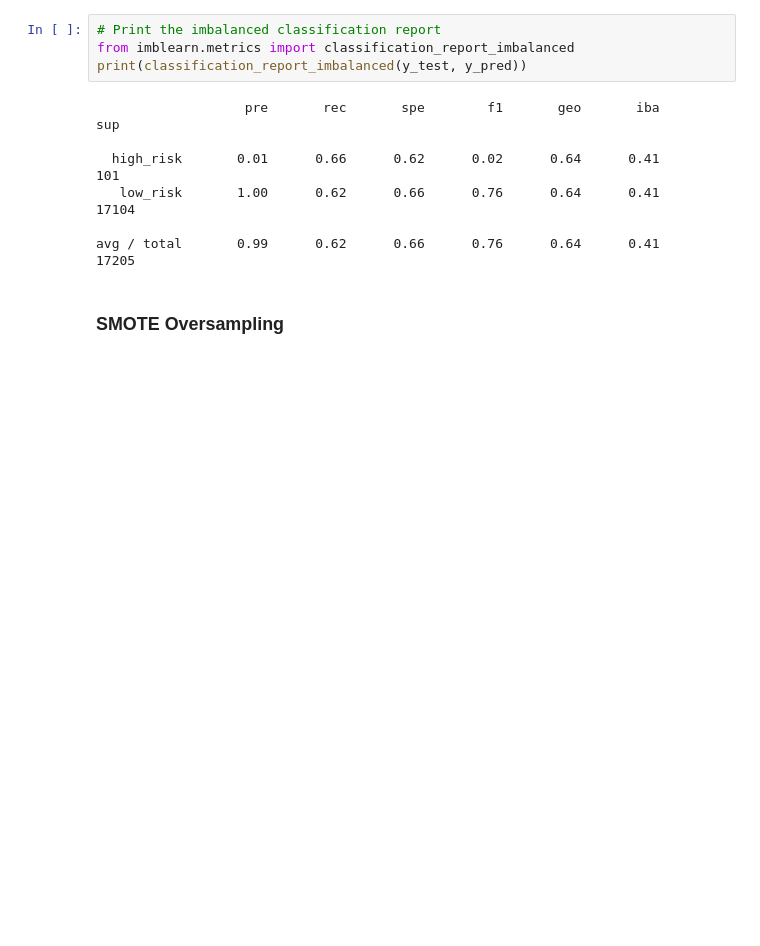
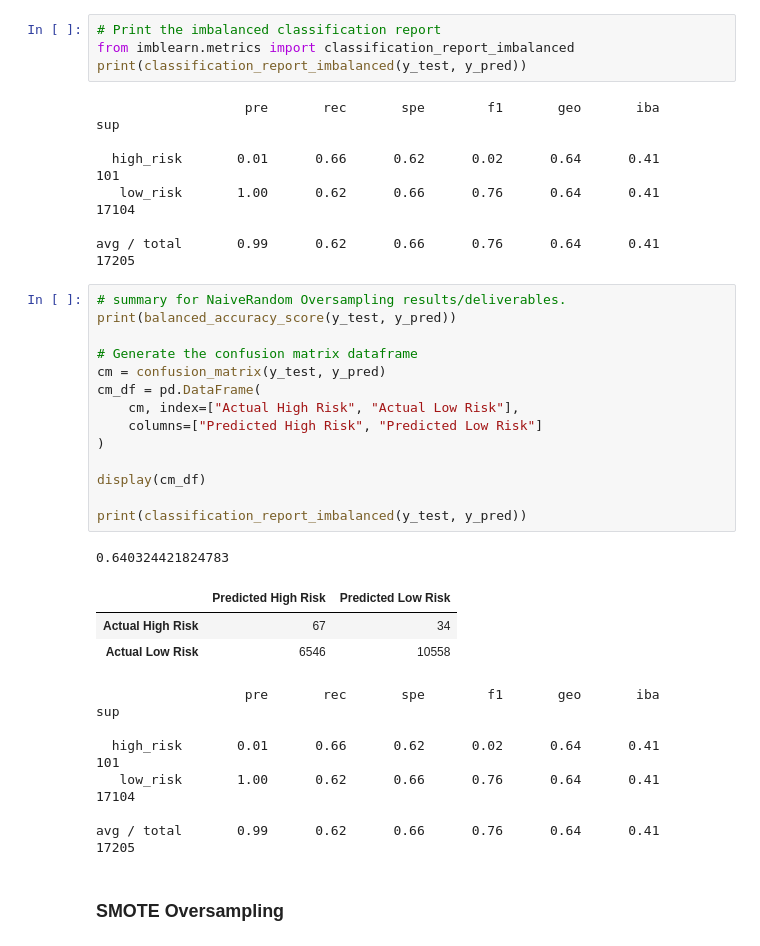
Before and after one commit to RKLong/Credit_Risk_Analysis, a Jupyter notebook: credit_risk_resampling.ipynb, the cells around one changed output. Saved outputs shown, nothing was run; the diff lists cells and outputs as text; blank space fills up the shorter version.

```diff
--- a/credit_risk_resampling.ipynb
+++ b/credit_risk_resampling.ipynb
@@ -172,6 +172,31 @@ print(classification_report_imbalanced(y_test, y_pred))
    low_risk       1.00      0.62      0.66      0.76      0.64      0.41     17104
 
 avg / total       0.99      0.62      0.66      0.76      0.64      0.41     17205
+# %%
+# summary for NaiveRandom Oversampling results/deliverables.
+print(balanced_accuracy_score(y_test, y_pred))
+
+# Generate the confusion matrix dataframe
+cm = confusion_matrix(y_test, y_pred)
+cm_df = pd.DataFrame(
+    cm, index=["Actual High Risk", "Actual Low Risk"],
+    columns=["Predicted High Risk", "Predicted Low Risk"]
+)
+
+display(cm_df)
+
+print(classification_report_imbalanced(y_test, y_pred))
+# %% [output]
+0.640324421824783
+|  | Predicted High Risk | Predicted Low Risk |
+| Actual High Risk | 67 | 34 |
+| Actual Low Risk | 6546 | 10558 |
+                   pre       rec       spe        f1       geo       iba       sup
+
+  high_risk       0.01      0.66      0.62      0.02      0.64      0.41       101
+   low_risk       1.00      0.62      0.66      0.76      0.64      0.41     17104
+
+avg / total       0.99      0.62      0.66      0.76      0.64      0.41     17205
 # %% [markdown]
 ### SMOTE Oversampling
 # %%
```
Also changed, not shown: parts of 6 cells of this notebook.
